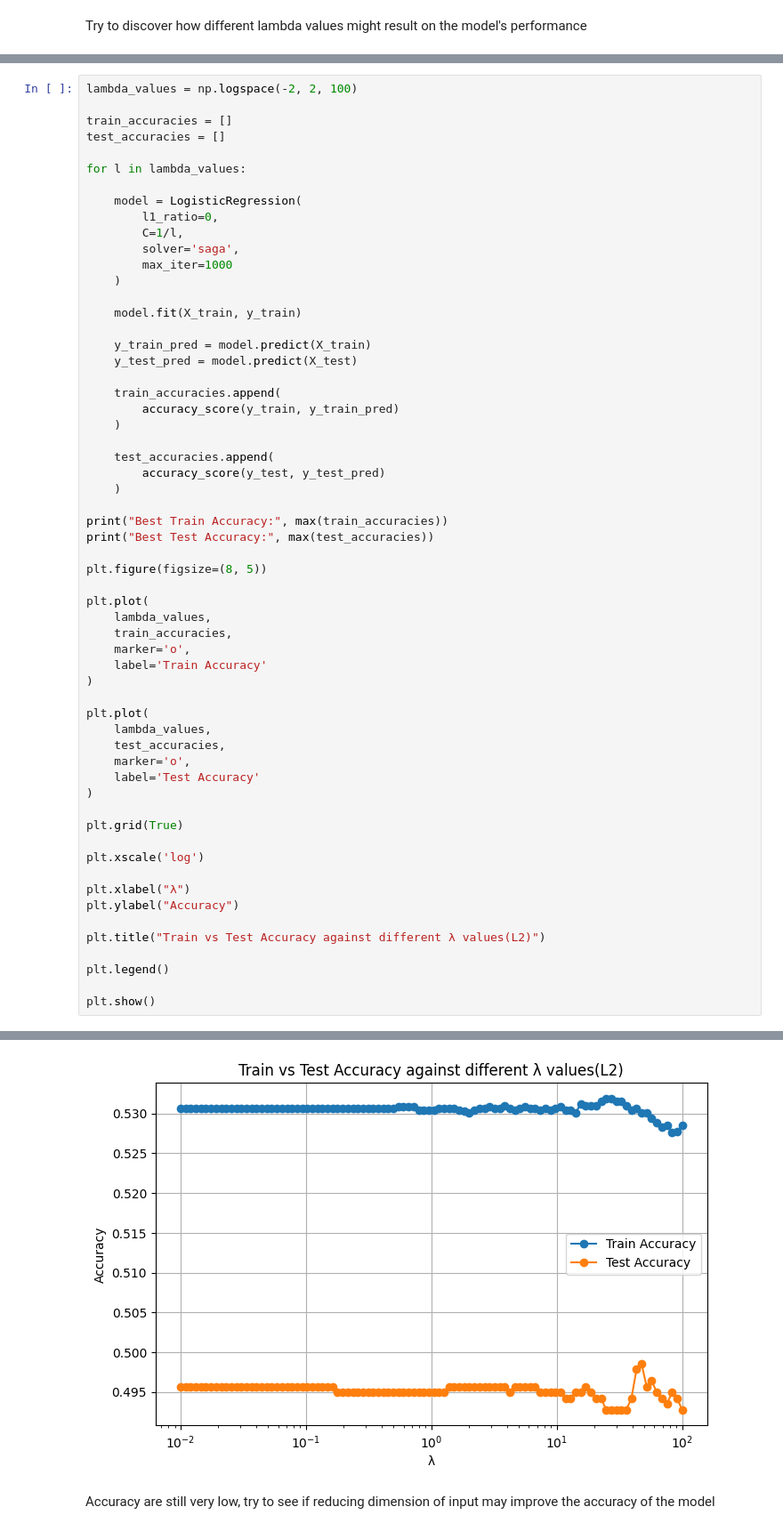
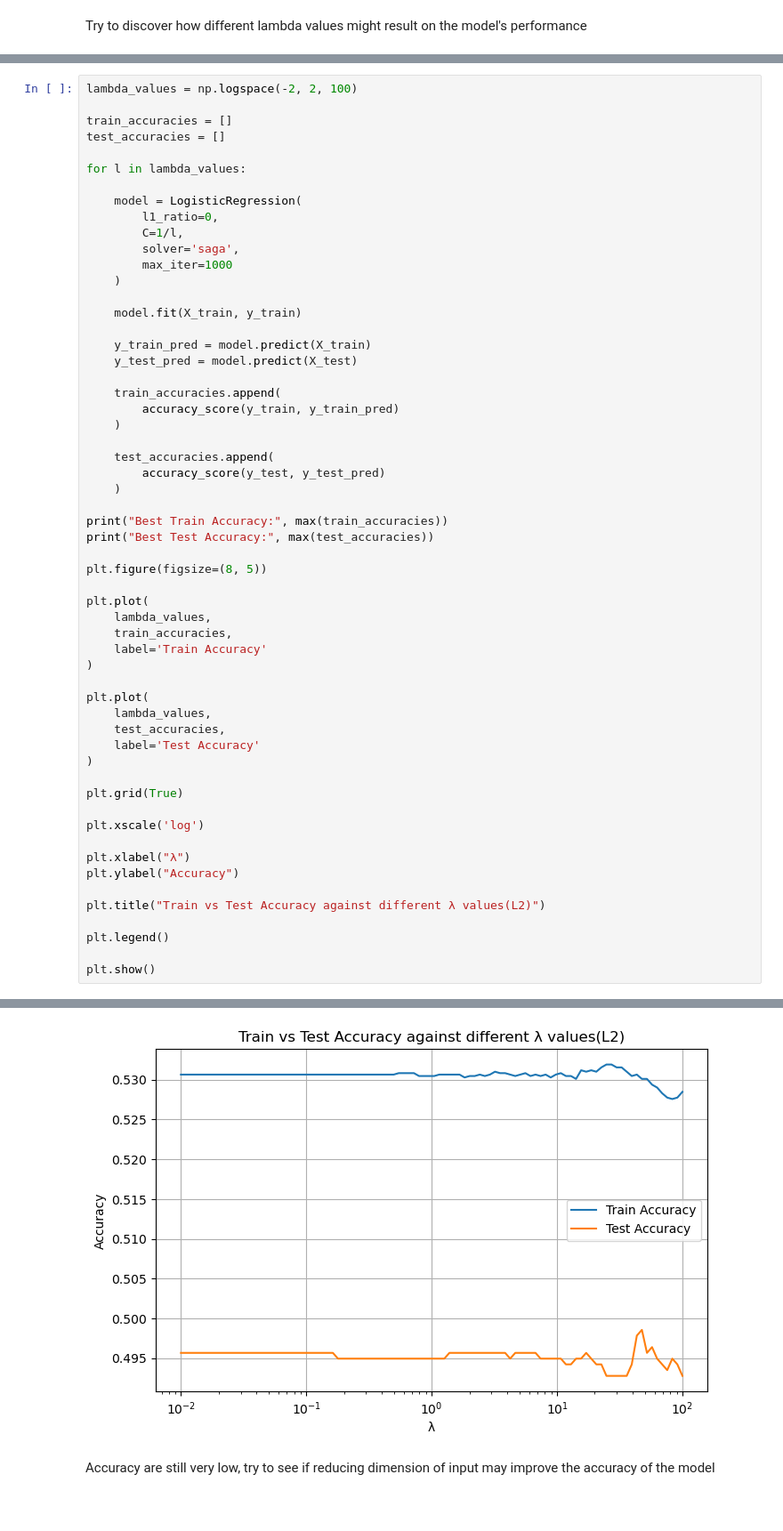
Before and after one commit to cooogus/ECS-171_Research_Project, a Jupyter notebook: models/logistic_regression.ipynb, the cells around one changed output, grey strips where cells are left out. Shown at 89% size. Cells and saved outputs as stored; diff of their text form; blank space fills up the shorter version.

```diff
--- a/models/logistic_regression.ipynb
+++ b/models/logistic_regression.ipynb
@@ -251,36 +249,34 @@ print("Best Test Accuracy:", max(test_accuracies))
 
 plt.figure(figsize=(8, 5))
 
 plt.plot(
     lambda_values,
     train_accuracies,
-    marker='o',
     label='Train Accuracy'
 )
 
 plt.plot(
     lambda_values,
     test_accuracies,
-    marker='o',
     label='Test Accuracy'
 )
 
 plt.grid(True)
 
 plt.xscale('log')
 
 plt.xlabel("λ")
 plt.ylabel("Accuracy")
 
 plt.title("Train vs Test Accuracy against different λ values(L2)")
 
 plt.legend()
 
 plt.show()
 # %% [output]
 Best Train Accuracy: 0.5318995120187963
 Best Test Accuracy: 0.4985549132947977
-[figure, old version]
+[figure, new version]
 # %% [markdown]
 Accuracy are still very low, try to see if reducing dimension of input may improve the accuracy of the model
 # %%
```
Also changed, not shown: parts of 3 cells of this notebook, 2 other files.
